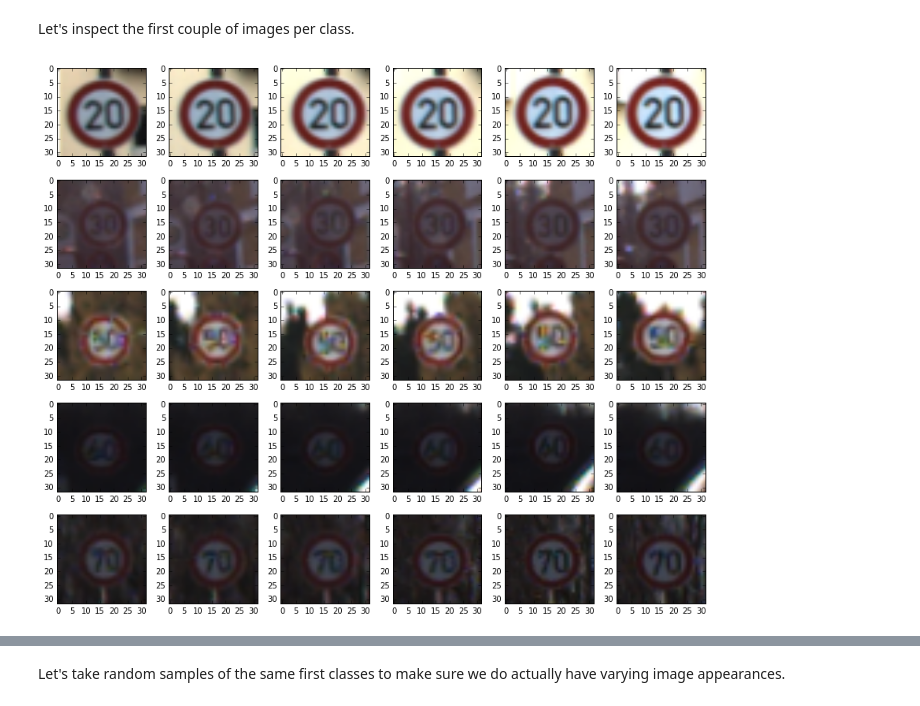
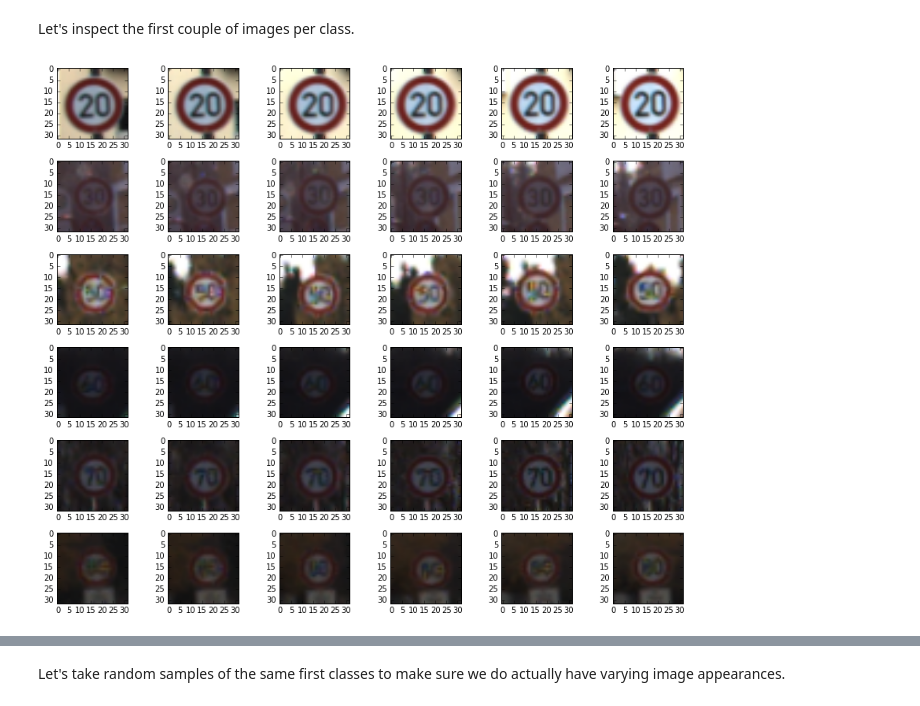
Before and after one commit to sunsided/CarND-Traffic-Sign-Classifier-Project, a Jupyter notebook: Traffic_Sign_Classifier.ipynb, the cells around one changed output, grey strips where cells are left out. Drawn from its saved outputs; the diff is of its cells as text; code cells hidden in the pictures.

```diff
--- a/Traffic_Sign_Classifier.ipynb
+++ b/Traffic_Sign_Classifier.ipynb
@@ -227,14 +227,14 @@ plt.tight_layout()
 # %% [markdown]
 Let's inspect the first couple of images per class.
 # %%
-f, axs = plt.subplots(nrows=5, ncols=vis_cols, figsize=(12, 10))
+f, axs = plt.subplots(nrows=6, ncols=vis_cols, figsize=(12, 10))
 for i, axs_ in enumerate(axs):
     sample = df_train[df_train['Label'] == i][:vis_cols]
     imgs = X_train[sample.index.values]
     for img, ax in zip(imgs, axs_):
         ax.imshow(img)
         ax.axis('image')
 plt.tight_layout()
 # %% [output]
-[figure, old version]
+[figure, new version]
 # %% [markdown]
```
Also changed, not shown: parts of 5 cells of this notebook.
